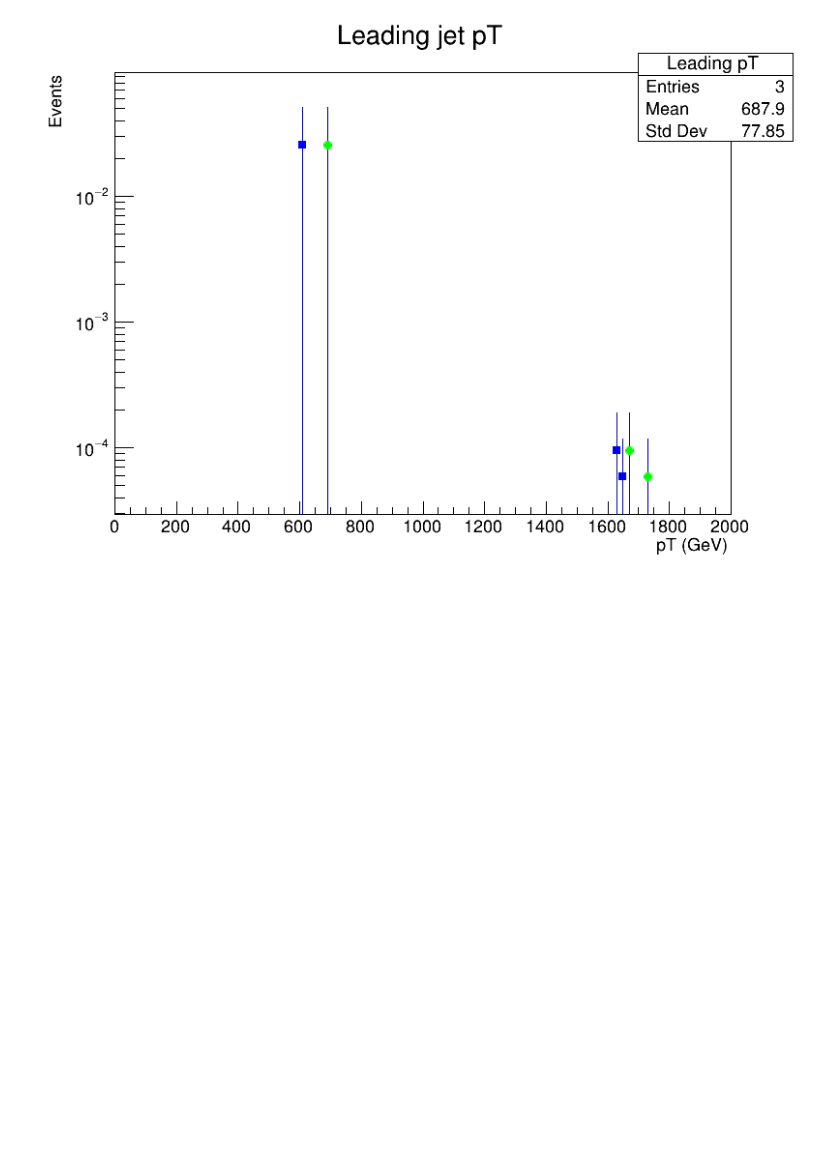
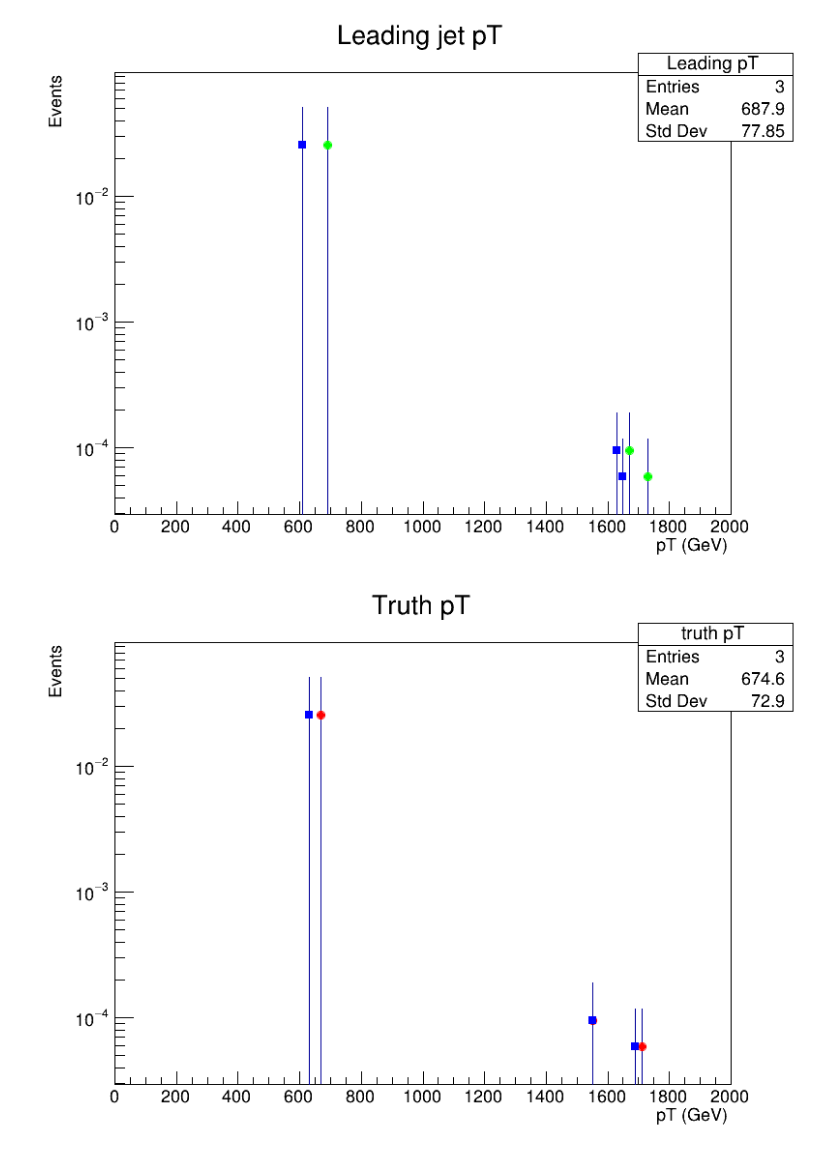
Before and after one commit to anmgomezmo/Exercises_2_root, a Jupyter notebook: Excercise 8.ipynb, the cells around one changed output. Cells and saved outputs as stored; diff of their text form; code cells hidden in the pictures; blank space fills up the shorter version.

```diff
--- a/Excercise 8.ipynb
+++ b/Excercise 8.ipynb
@@ -75,0 +105,11 @@ canvas->Draw();
+# %%
+hist_truth_pt->SetMarkerColor(kRed);
+hist_truth_pt->SetMarkerStyle(20);
+hist_truth_pt->Draw();
+hist_truth_trimmed_pt->SetMarkerColor(kBlue);
+hist_truth_trimmed_pt->SetMarkerStyle(21);
+hist_truth_trimmed_pt->Draw("same");
+canvas->SetLogy();
+canvas->Draw();
+# %% [output]
+[figure, added]
```
Also changed, not shown: parts of 3 cells of this notebook, 1 other file.
